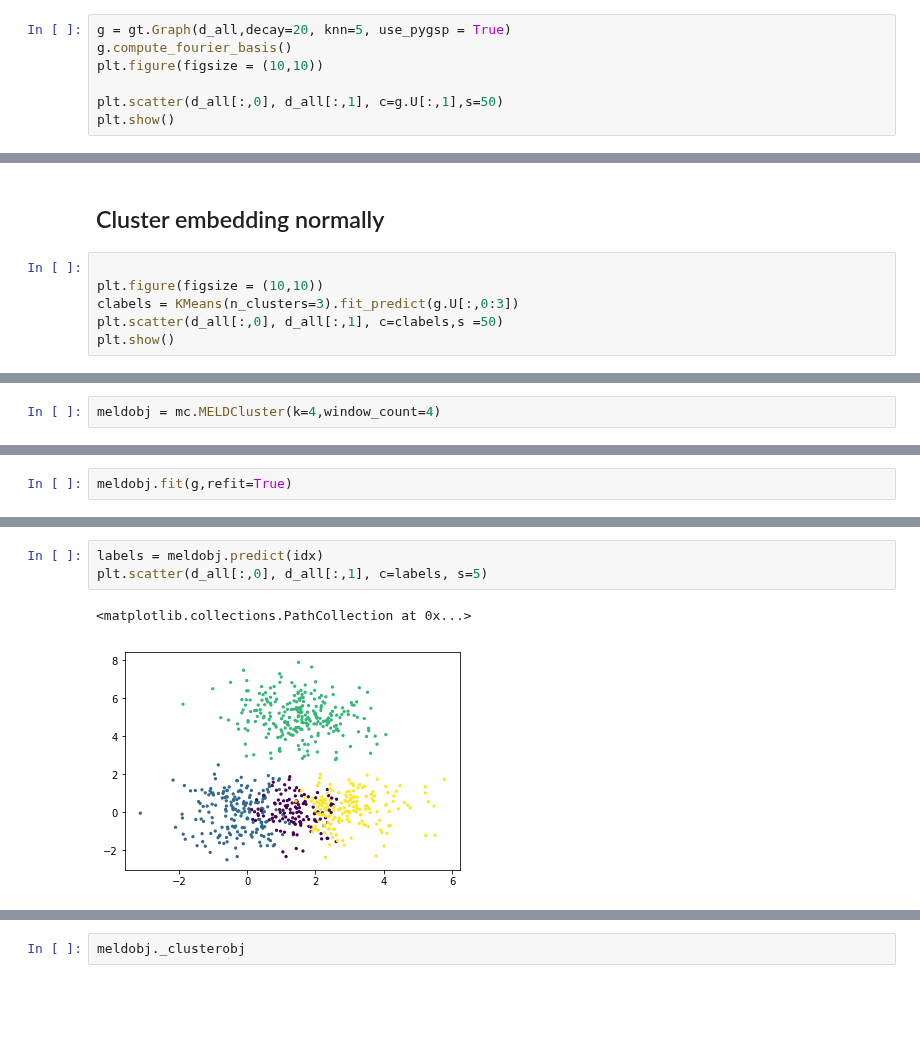
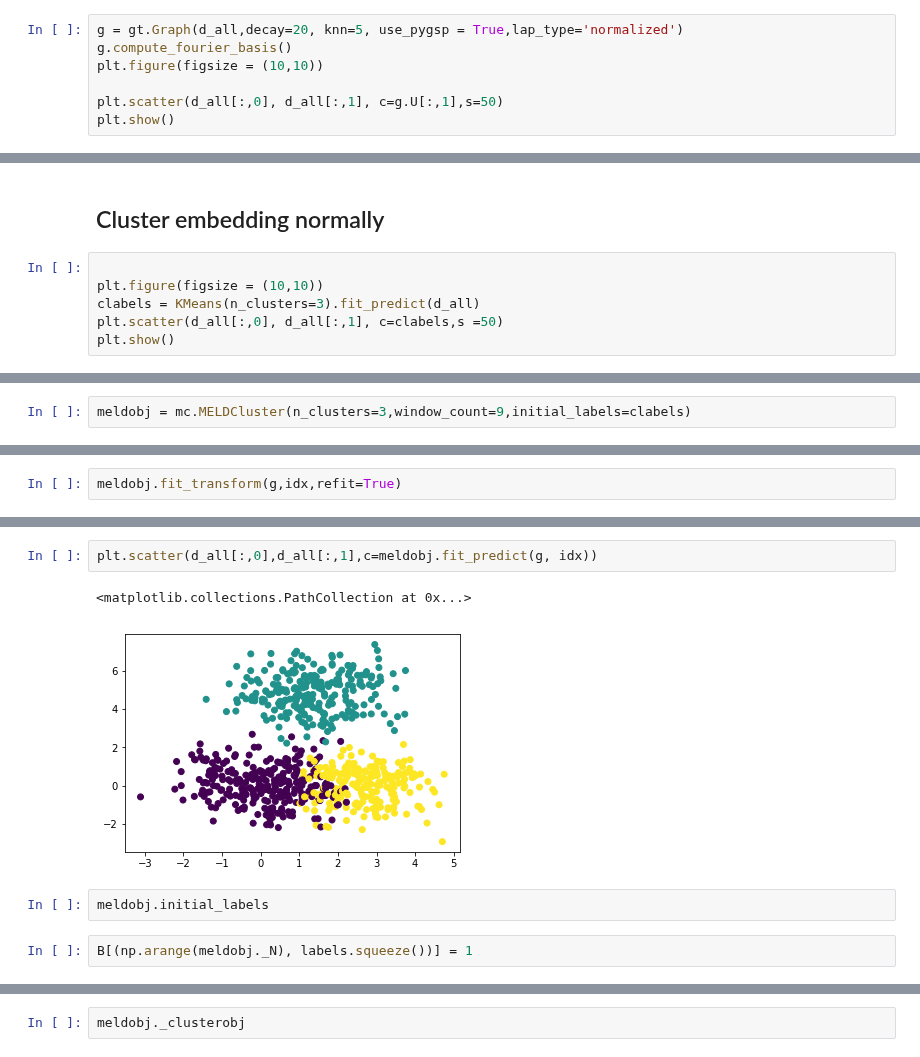
Before and after one commit to KrishnaswamyLab/MELD, a Jupyter notebook: python/meld/meld_txclustering.ipynb, the cells around one changed output, grey strips where cells are left out. Saved outputs shown, nothing was run; the diff lists cells and outputs as text; blank space fills up the shorter version.

```diff
--- a/python/meld/meld_txclustering.ipynb
+++ b/python/meld/meld_txclustering.ipynb
@@ -37,7 +37,7 @@ plt.show()
 # %% [markdown]
 ## build graph, get fourier basis
 # %%
-g = gt.Graph(d_all,decay=20, knn=5, use_pygsp = True)
+g = gt.Graph(d_all,decay=20, knn=5, use_pygsp = True,lap_type='normalized')
 g.compute_fourier_basis()
 plt.figure(figsize = (10,10))
 
@@ -50,7 +50,7 @@ plt.show()
 # %%
 
 plt.figure(figsize = (10,10))
-clabels = KMeans(n_clusters=3).fit_predict(g.U[:,0:3])
+clabels = KMeans(n_clusters=3).fit_predict(d_all)
 plt.scatter(d_all[:,0], d_all[:,1], c=clabels,s =50)
 plt.show()
 # %% [output]
@@ -58,2 +85,2 @@ plt.show()
 # %%
-meldobj = mc.MELDCluster(k=4,window_count=4)
+meldobj = mc.MELDCluster(n_clusters=3,window_count=9,initial_labels=clabels)
@@ -60,3 +91,3 @@ meldobj = mc.MELDCluster(k=4,window_count=4)
 # %%
-meldobj.fit(g,refit=True)
+meldobj.fit_transform(g,idx,refit=True)
 # %% [output]
@@ -81,6 +155,9 @@ array([[4.92750197e-01, 3.19268377e-01, 7.87183947e-01, ...,
 # %%
-labels = meldobj.predict(idx)
-plt.scatter(d_all[:,0], d_all[:,1], c=labels, s=5)
+plt.scatter(d_all[:,0],d_all[:,1],c=meldobj.fit_predict(g, idx))
 # %% [output]
 <matplotlib.collections.PathCollection at 0x...>
-[figure, old version]
+[figure, new version]
+# %%
+meldobj.initial_labels
+# %%
+B[(np.arange(meldobj._N), labels.squeeze())] = 1
```
Also changed, not shown: parts of 13 cells of this notebook.
